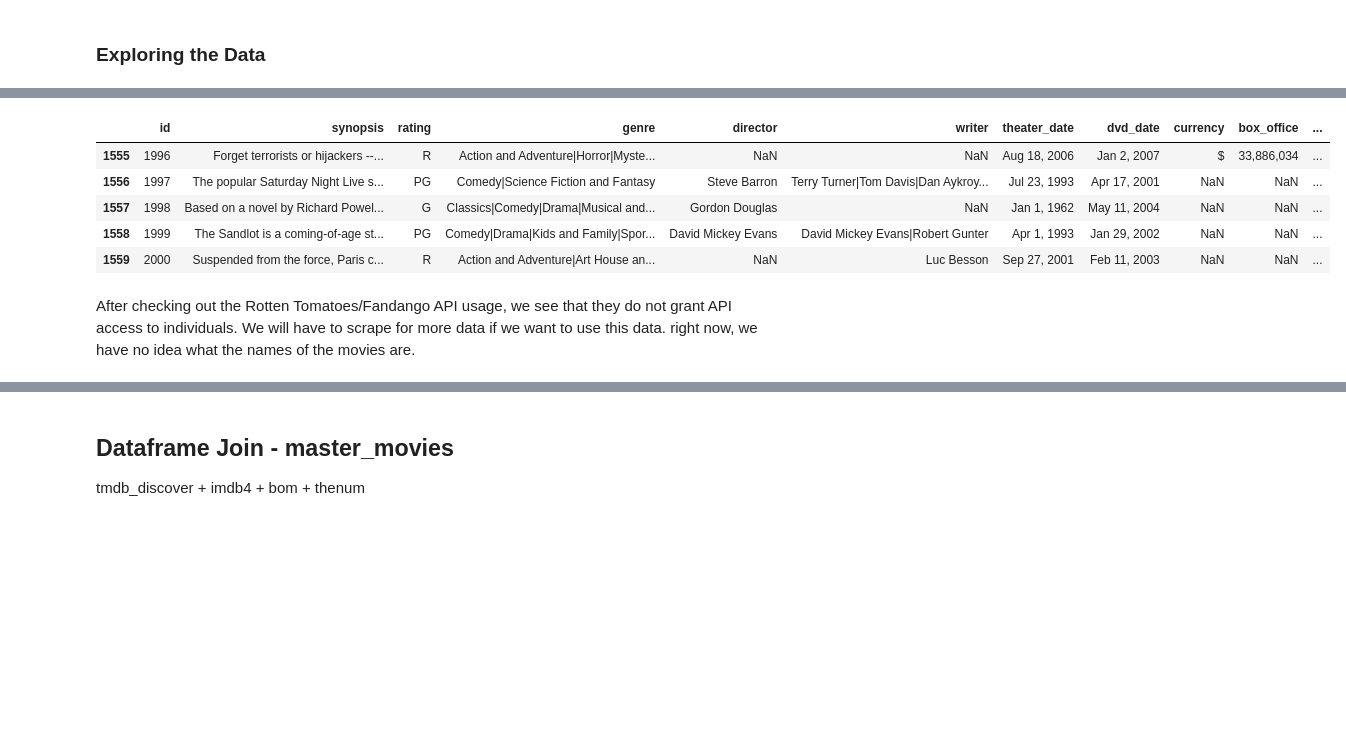
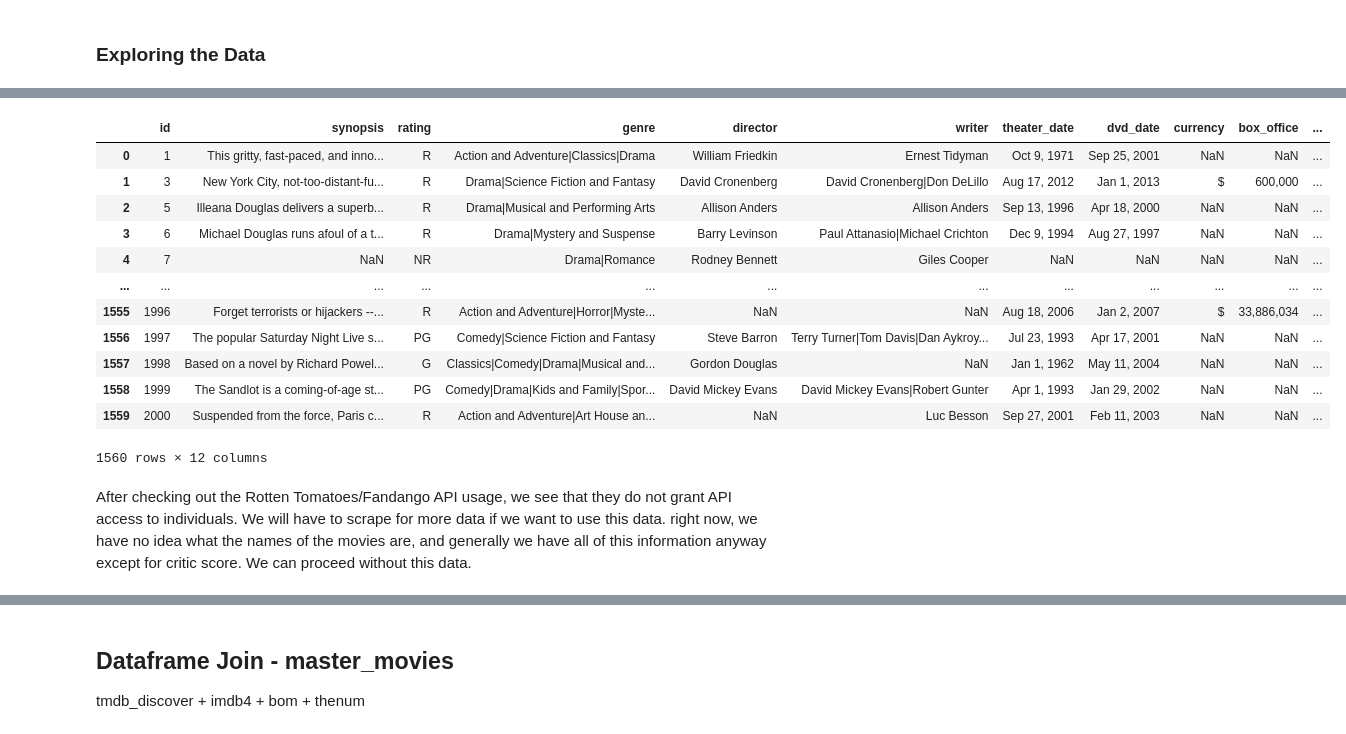
Before and after one commit to threnjen/dsc-mod-1-project-v2-1-online-ds-sp-000, a Jupyter notebook: student.ipynb, the cells around one changed output, grey strips where cells are left out. Cells and saved outputs as stored; diff of their text form; code cells hidden in the pictures; blank space fills up the shorter version.

```diff
--- a/student.ipynb
+++ b/student.ipynb
@@ -1596,17 +1391,26 @@ rt1.tail()
 # %%
 rt2 = pd.read_csv('zippedData/rt.movie_info.tsv', sep='\t', encoding='Latin-1')
-rt2.tail()
+rt2
 
 # this is the information on the movies, by id. But it doesn't include the movie name!!
+# there are 1560 movies in this list
+# we have most of this information elsewhere from our TMDB API and IMDB data sets
 # %% [output]
 |  | id | synopsis | rating | genre | director | writer | theater_date | dvd_date | currency | box_office | ... |
+| 0 | 1 | This gritty, fast-paced, and inno... | R | Action and Adventure|Classics|Drama | William Friedkin | Ernest Tidyman | Oct 9, 1971 | Sep 25, 2001 | NaN | NaN | ... |
+| 1 | 3 | New York City, not-too-distant-fu... | R | Drama|Science Fiction and Fantasy | David Cronenberg | David Cronenberg|Don DeLillo | Aug 17, 2012 | Jan 1, 2013 | $ | 600,000 | ... |
+| 2 | 5 | Illeana Douglas delivers a superb... | R | Drama|Musical and Performing Arts | Allison Anders | Allison Anders | Sep 13, 1996 | Apr 18, 2000 | NaN | NaN | ... |
+| 3 | 6 | Michael Douglas runs afoul of a t... | R | Drama|Mystery and Suspense | Barry Levinson | Paul Attanasio|Michael Crichton | Dec 9, 1994 | Aug 27, 1997 | NaN | NaN | ... |
+| 4 | 7 | NaN | NR | Drama|Romance | Rodney Bennett | Giles Cooper | NaN | NaN | NaN | NaN | ... |
+| ... | ... | ... | ... | ... | ... | ... | ... | ... | ... | ... | ... |
 | 1555 | 1996 | Forget terrorists or hijackers --... | R | Action and Adventure|Horror|Myste... | NaN | NaN | Aug 18, 2006 | Jan 2, 2007 | $ | 33,886,034 | ... |
 | 1556 | 1997 | The popular Saturday Night Live s... | PG | Comedy|Science Fiction and Fantasy | Steve Barron | Terry Turner|Tom Davis|Dan Aykroy... | Jul 23, 1993 | Apr 17, 2001 | NaN | NaN | ... |
 | 1557 | 1998 | Based on a novel by Richard Powel... | G | Classics|Comedy|Drama|Musical and... | Gordon Douglas | NaN | Jan 1, 1962 | May 11, 2004 | NaN | NaN | ... |
 | 1558 | 1999 | The Sandlot is a coming-of-age st... | PG | Comedy|Drama|Kids and Family|Spor... | David Mickey Evans | David Mickey Evans|Robert Gunter | Apr 1, 1993 | Jan 29, 2002 | NaN | NaN | ... |
 | 1559 | 2000 | Suspended from the force, Paris c... | R | Action and Adventure|Art House an... | NaN | Luc Besson | Sep 27, 2001 | Feb 11, 2003 | NaN | NaN | ... |
+1560 rows × 12 columns
 # %% [markdown]
-After checking out the Rotten Tomatoes/Fandango API usage, we see that they do not grant API access to individuals. We will have to scrape for more data if we want to use this data. right now, we have no idea what the names of the movies are.
+After checking out the Rotten Tomatoes/Fandango API usage, we see that they do not grant API access to individuals. We will have to scrape for more data if we want to use this data. right now, we have no idea what the names of the movies are, and generally we have all of this information anyway except for critic score. We can proceed without this data.
 # %% [markdown]
 # Data Joins and Summary
 
```
Also changed, not shown: parts of 146 cells of this notebook, 3 other files.
